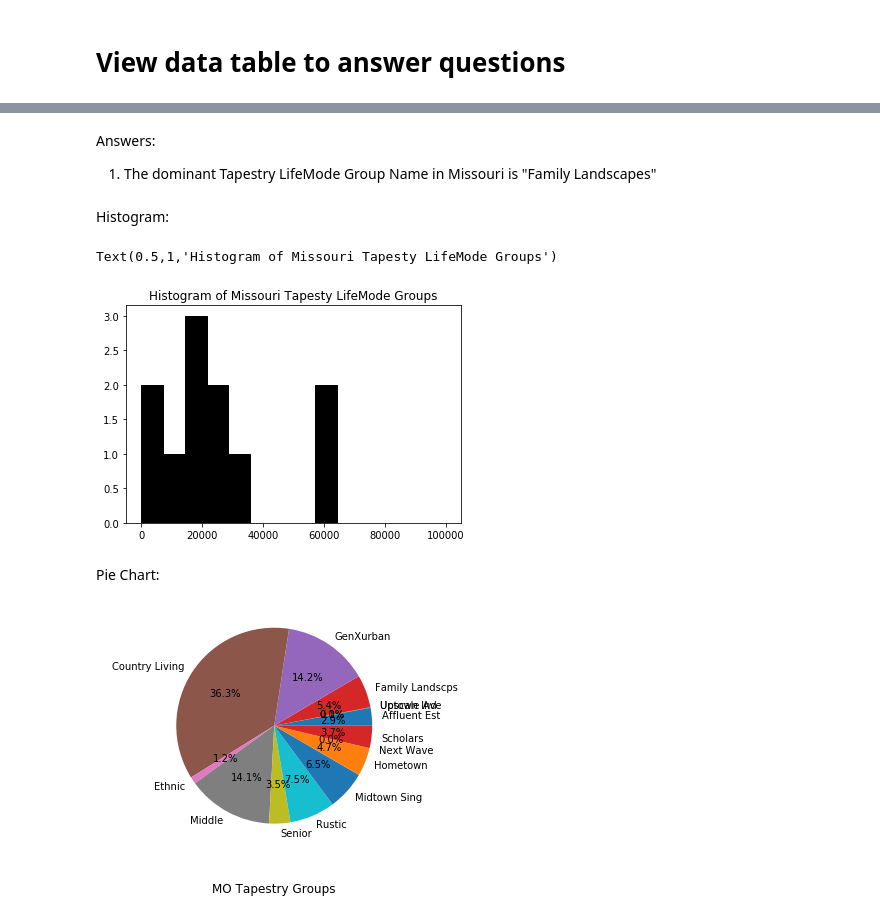
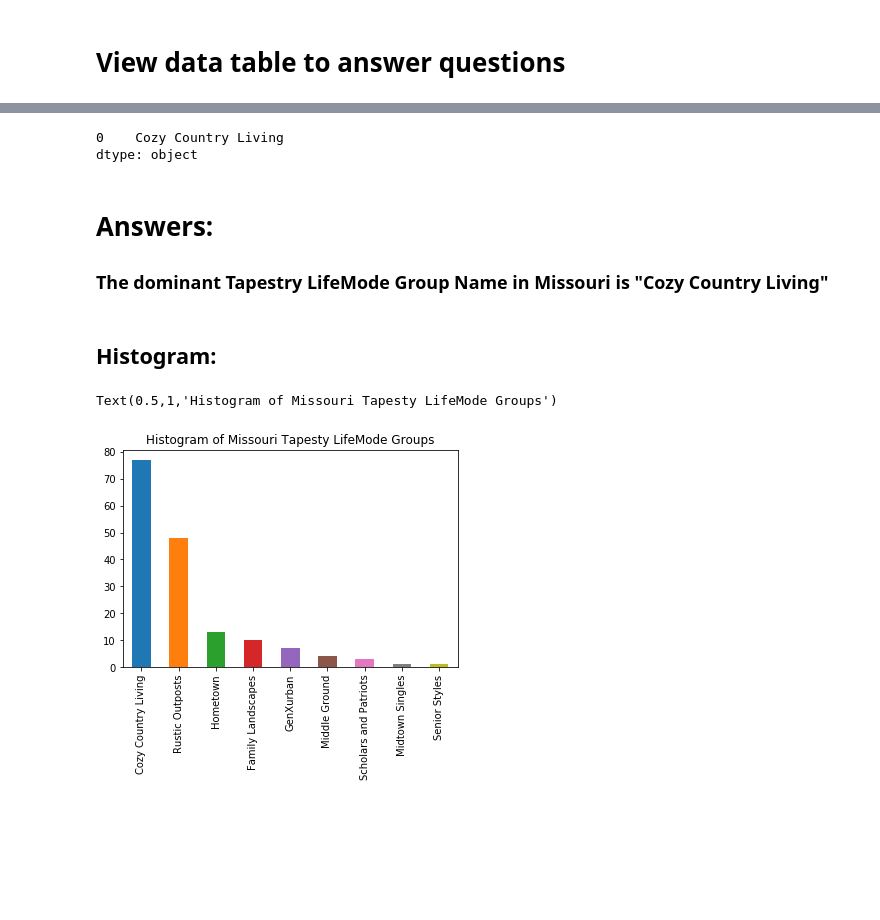
Before and after one commit to LauraLB2006/advanced_class, a Jupyter notebook: Project3/Q1.ipynb, the cells around one changed output, grey strips where cells are left out. Drawn from its saved outputs; the diff is of its cells as text; code cells hidden in the pictures; blank space fills up the shorter version.

```diff
--- a/Project3/Q1.ipynb
+++ b/Project3/Q1.ipynb
@@ -166,2 +52,7 @@ flayer_fset2.fields
+# %%
+sp_rel = "esriSpatialRelIntersects"
+sp_filter = filters.intersects (geometry= geom)
+# %%
+sdf= fl.query (geometry_filter=sp_filter, return_all_records=True).df
 # %% [markdown]
 # View data table to answer questions
@@ -170,3 +58,0 @@ fl_query_layer = flayer.query()
-# %%
-sdf = fl_query_layer.df
-sdf
@@ -254,22 +69,18 @@ sdf.sort_values (by= "NAME")
+# %%
+sdf ["TLIFENAME"].mode()
+# %% [output]
+0    Cozy Country Living
+dtype: object
 # %% [markdown]
-Answers:
-1.  The dominant Tapestry LifeMode Group Name in Missouri is "Family Landscapes"
+# Answers:
+### The dominant Tapestry LifeMode Group Name in Missouri is "Cozy Country Living"
-# %% [markdown]
-Histogram:
+# %% [markdown]
+## Histogram:
+# %%
+plot_data = sdf ["TLIFENAME"].value_counts ()
 # %%
-plt.hist(MO, bins=14, range=(1, 100000.0), fc='k', ec='k')
+plot_data.plot.bar ()
 plt.title ("Histogram of Missouri Tapesty LifeMode Groups")
 # %% [output]
 Text(0.5,1,'Histogram of Missouri Tapesty LifeMode Groups')
-[figure, old version]
+[figure, new version]
-# %% [markdown]
-Pie Chart:
-# %%
-%matplotlib inline
-labels= ("Affluent Est", "Upscale Ave", "Uptown Ind", "Family Landscps", "GenXurban", "Country Living",
-        "Ethnic", "Middle", "Senior", "Rustic", "Midtown Sing", "Hometown", "Next Wave", "Scholars")
-plt.title ("MO Tapestry Groups", y= -0.3)
-plt.pie (MO, labels=labels, autopct = "%1.1f%%");
-plt.axis ('equal');
-# %% [output]
-[figure, removed]
```
Also changed, not shown: parts of 34 cells of this notebook.
